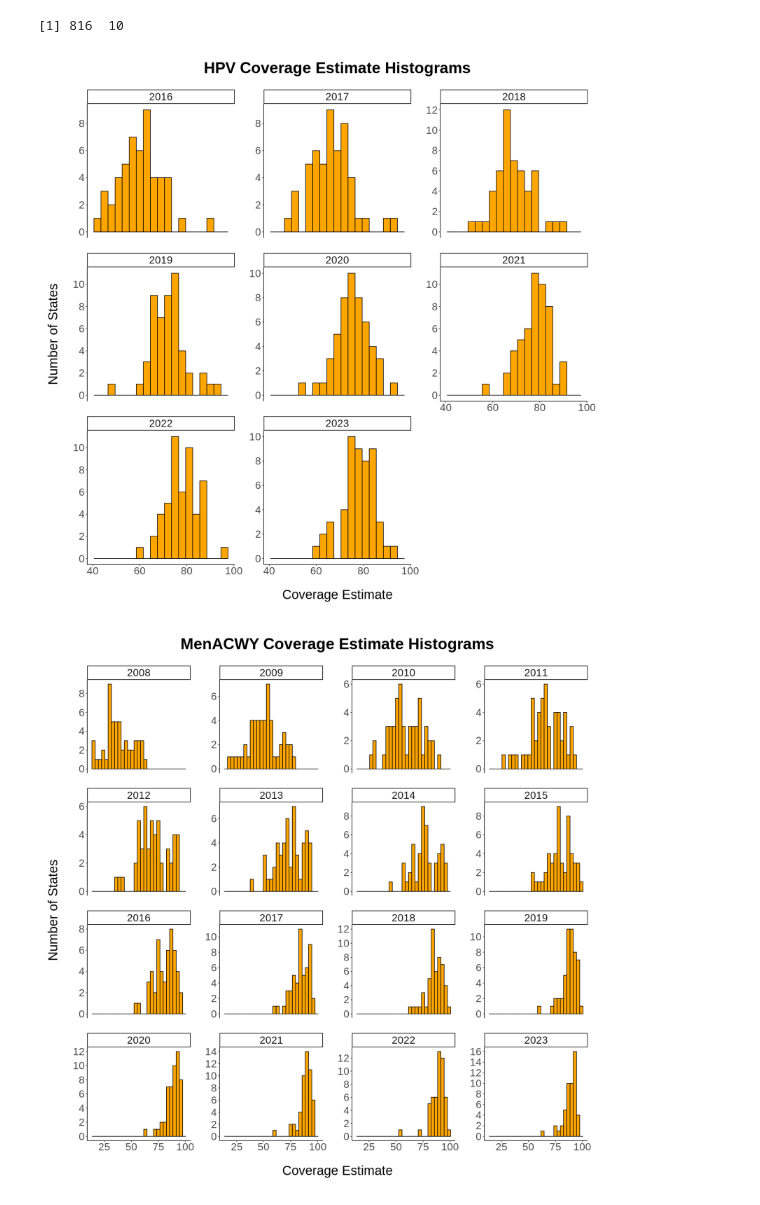
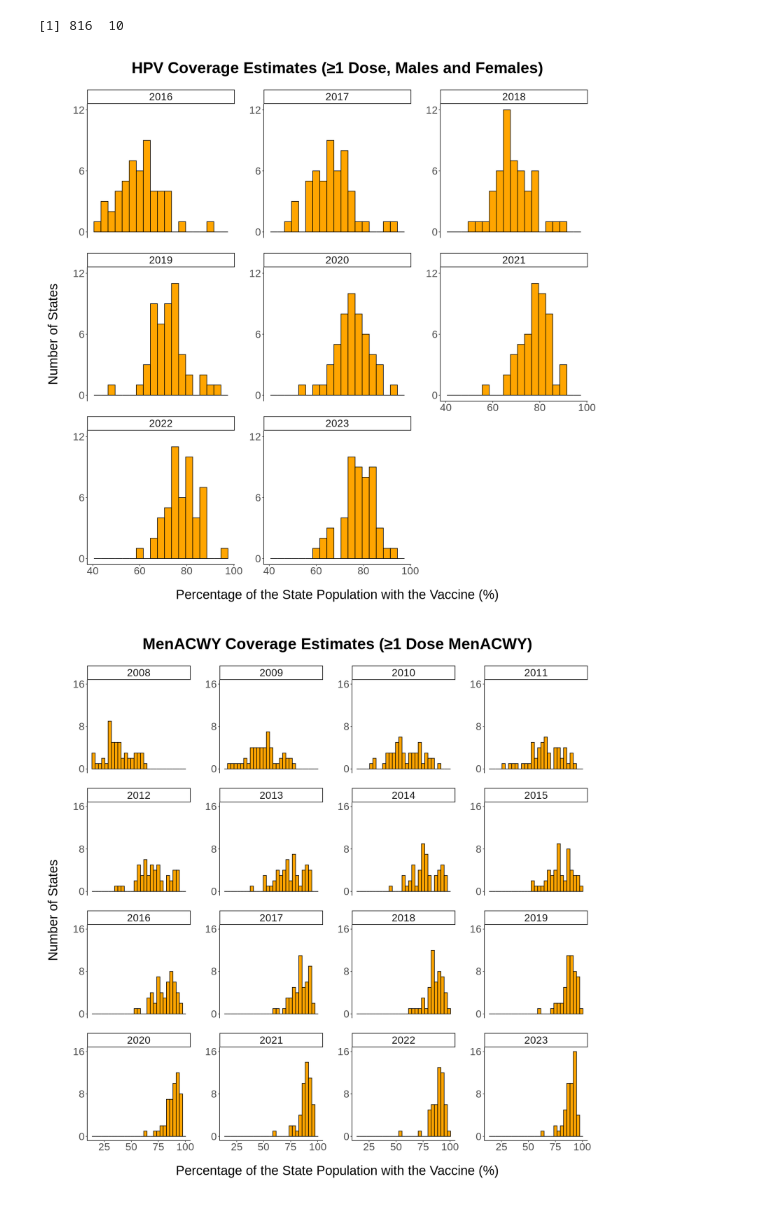
Before and after one commit to Kiron-Ang/Vaccination, a Jupyter notebook: vaccination.ipynb, the cells around one changed output. Cells and saved outputs as stored; diff of their text form; code cells hidden in the pictures.

Commit message:
Create histograms with different y-axes for the four vaccines after filtering influenza data more. Decide later on how to change the x-axes

```diff
--- a/vaccination.ipynb
+++ b/vaccination.ipynb
@@ -217,8 +245,8 @@ dim(tetanus)
 # Create HPV histograms with discrete y-axis
 ggplot(hpv, aes(x = coverage_estimate)) +
   geom_histogram(binwidth = 3, fill = "orange", color = "black") +
-  labs(title = "HPV Coverage Estimate Histograms",
-       x = "Coverage Estimate",
+  labs(title = "HPV Coverage Estimates (≥1 Dose, Males and Females)",
+       x = "Percentage of the State Population with the Vaccine (%)",
        y = "Number of States") +
   theme_classic() +
   theme(text = element_text(size = 25),
@@ -228,27 +256,29 @@ ggplot(hpv, aes(x = coverage_estimate)) +
         axis.title.x = element_text(margin = margin(t = 25)),
         axis.title.y = element_text(margin = margin(r = 25))) +
   facet_wrap(~ year_season, scales = "free_y") +
-  scale_y_continuous(breaks = seq(0, max(hpv$coverage_estimate), by = 2),
-                     labels = as.character(seq(0, max(hpv$coverage_estimate), by = 2)))
+  scale_y_continuous(breaks = c(0, 6, 12),
+                     limits = c(0, 12),
+                     labels = c("0", "6", "12"))
 # %% [output]
-[figure, old version]
+[figure, new version]
 # %%
 # Create MenACWY histograms with discrete y-axis
 ggplot(menacwy, aes(x = coverage_estimate)) +
   geom_histogram(binwidth = 3, fill = "orange", color = "black") +
-  labs(title = "MenACWY Coverage Estimate Histograms",
-       x = "Coverage Estimate",
+  labs(title = "MenACWY Coverage Estimates (≥1 Dose MenACWY)",
+       x = "Percentage of the State Population with the Vaccine (%)",
        y = "Number of States") +
   theme_classic() +
   theme(text = element_text(size = 25),
         plot.title = element_text(hjust = 0.5, face = "bold", margin = margin(b = 25)),
         panel.spacing = unit(2, "lines"),
         plot.margin = margin(20, 20, 20, 20),
         axis.title.x = element_text(margin = margin(t = 25)),
         axis.title.y = element_text(margin = margin(r = 25))) +
   facet_wrap(~ year_season, scales = "free_y") +
-  scale_y_continuous(breaks = seq(0, max(hpv$coverage_estimate), by = 2),
-                     labels = as.character(seq(0, max(hpv$coverage_estimate), by = 2)))
+  scale_y_continuous(breaks = c(0, 8, 16),
+                     limits = c(0, 16),
+                     labels = c("0", "8", "16"))
 # %% [output]
-[figure, old version]
+[figure, new version]
 # %%
```
Also changed, not shown: parts of 22 cells of this notebook.
